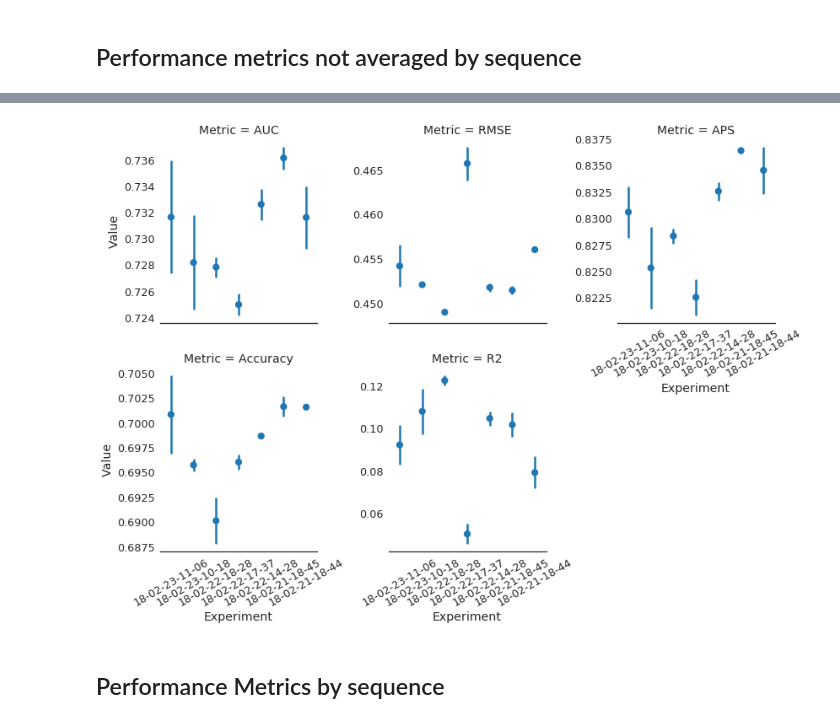
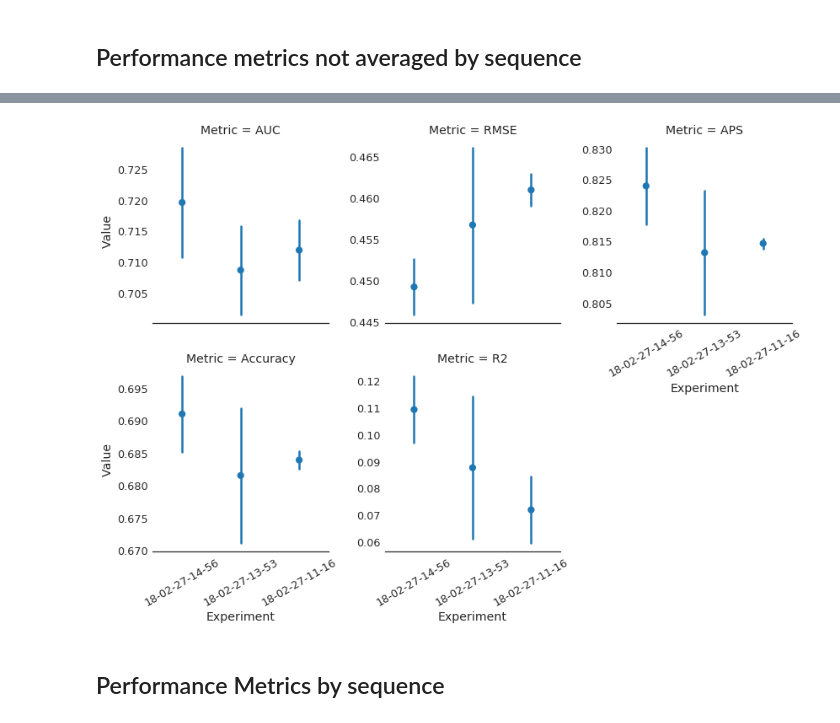
Before and after one commit to mit0110/knowledge_tracing, a Jupyter notebook: notebooks/Experiments 2018.ipynb, the cells around one changed output, grey strips where cells are left out. Cells and saved outputs as stored; diff of their text form; code cells hidden in the pictures.

Commit message:
Adding latest results and embedding visualizations

```diff
--- a/notebooks/Experiments 2018.ipynb
+++ b/notebooks/Experiments 2018.ipynb
@@ -37,6 +37,8 @@ def get_not_averaged_metrics(dirnames):
             results[-1].append(re.search('.*run(\d+).*', filename).group(1))
             with open(os.path.join(dirname, filename), 'rb') as prediction_file:
                 true, predicted = pickle.load(prediction_file)
+                if numpy.any(numpy.greater(true[0], 1)):
+                    true = numpy.array([numpy.greater_equal(seq, 1).astype(numpy.int32) for seq in true])
 
             # Flatten the sequences
             true_sequence = numpy.array([x for sequence in true for x in sequence])
@@ -224,12 +294,12 @@ seaborn.despine()
 # %%
 g = seaborn.factorplot(
-    data=not_averaged_results.set_index(['Experiment', 'Run']).stack().reset_index().rename(
+    data=get_not_averaged_metrics(COEMBEDDINGS_EXPERIMENTS_DIRS).set_index(['Experiment', 'Run']).stack().reset_index().rename(
         columns={'level_2': 'Metric', 0: 'Value'}), x='Experiment', y='Value', col='Metric', sharey=False,
     col_wrap=3, join=False)
 g.set_xticklabels(rotation=30)
 seaborn.despine(left=True)
 # %% [output]
-[figure, old version]
+[figure, new version]
 # %% [markdown]
 ## Performance Metrics by sequence
 # %%
```
Also changed, not shown: parts of 23 cells of this notebook, 2 other files.
